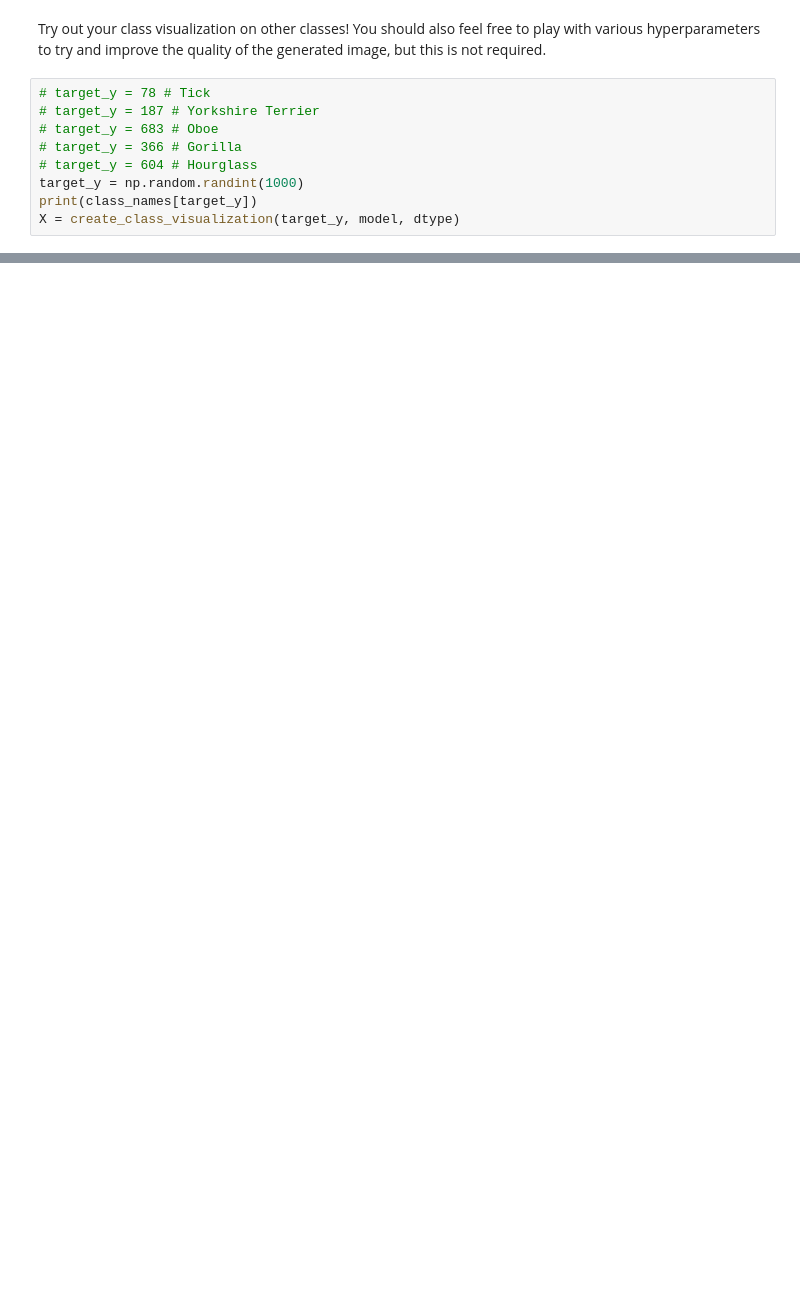
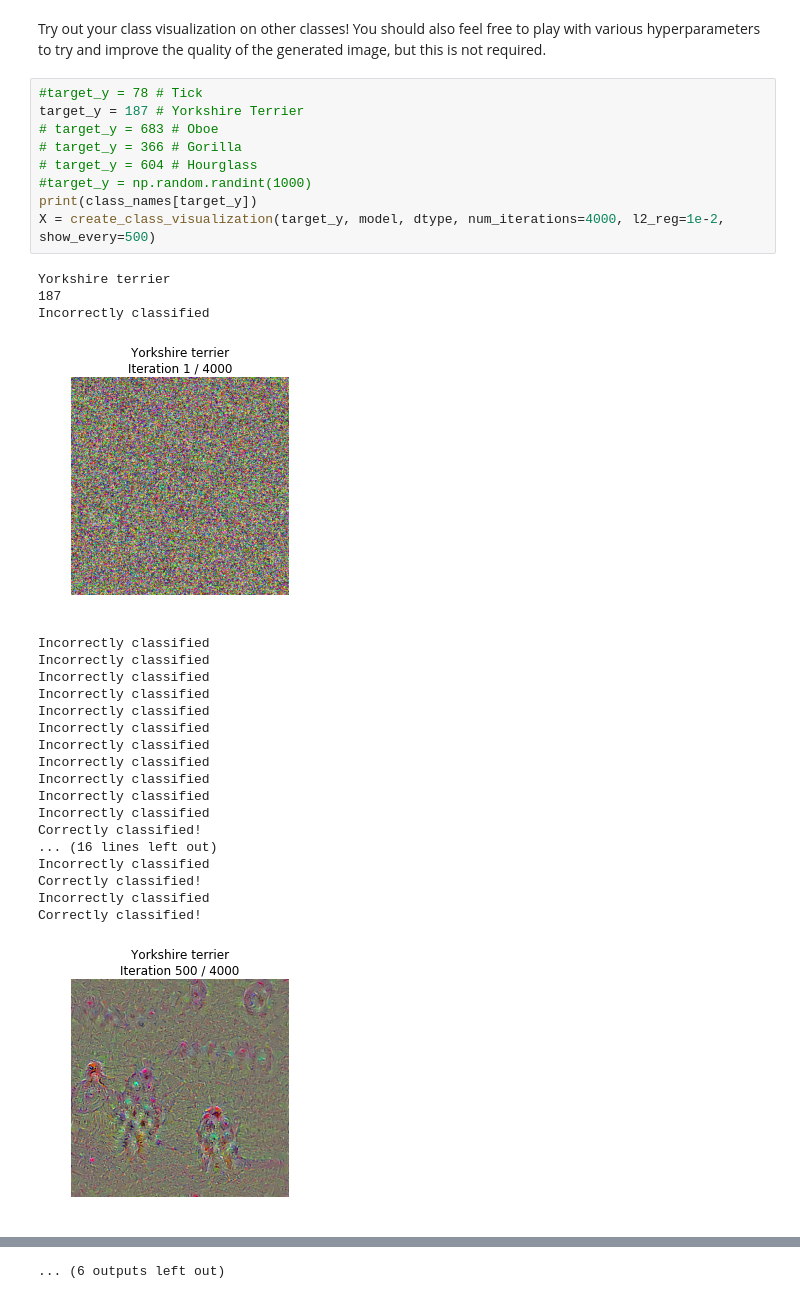
Before and after one commit to christydennison/cs231n, a Jupyter notebook: assignments/assignment3/NetworkVisualization-PyTorch.ipynb, the cells around one changed output, grey strips where cells are left out. Saved outputs shown, nothing was run; the diff lists cells and outputs as text; blank space fills up the shorter version.

```diff
--- a/assignments/assignment3/NetworkVisualization-PyTorch.ipynb
+++ b/assignments/assignment3/NetworkVisualization-PyTorch.ipynb
@@ -445,11 +516,34 @@ out = create_class_visualization(target_y, model, dtype)
 # %% [markdown]
 Try out your class visualization on other classes! You should also feel free to play with various hyperparameters to try and improve the quality of the generated image, but this is not required.
 # %%
-# target_y = 78 # Tick
-# target_y = 187 # Yorkshire Terrier
+#target_y = 78 # Tick
+target_y = 187 # Yorkshire Terrier
 # target_y = 683 # Oboe
 # target_y = 366 # Gorilla
 # target_y = 604 # Hourglass
-target_y = np.random.randint(1000)
+#target_y = np.random.randint(1000)
 print(class_names[target_y])
-X = create_class_visualization(target_y, model, dtype)
+X = create_class_visualization(target_y, model, dtype, num_iterations=4000, l2_reg=1e-2, show_every=500)
+# %% [output]
+Yorkshire terrier
+187
+Incorrectly classified
+[figure, added]
+Incorrectly classified
+Incorrectly classified
+Incorrectly classified
+Incorrectly classified
+Incorrectly classified
+Incorrectly classified
+Incorrectly classified
+Incorrectly classified
+Incorrectly classified
+Incorrectly classified
+Incorrectly classified
+Correctly classified!
+... (16 lines left out)
+Incorrectly classified
+Correctly classified!
+Incorrectly classified
+Correctly classified!
+[figure, added]
@@ -455,0 +598 @@ X = create_class_visualization(target_y, model, dtype)
+... (6 outputs left out)
```
Also changed, not shown: parts of 11 cells of this notebook.
